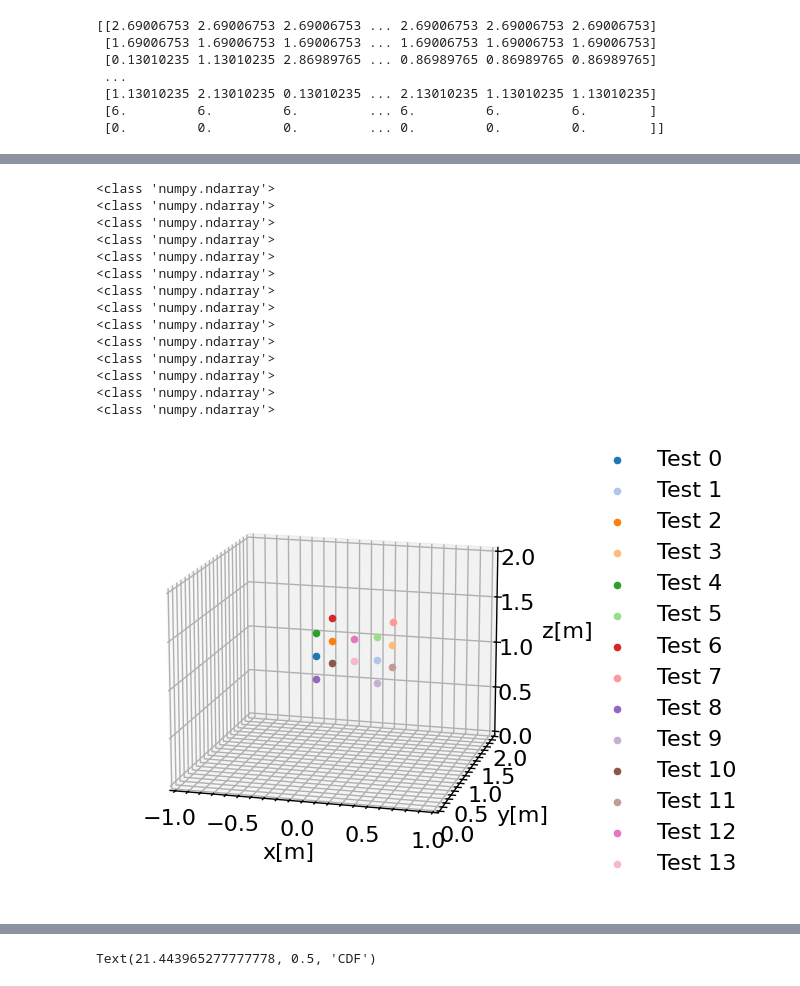
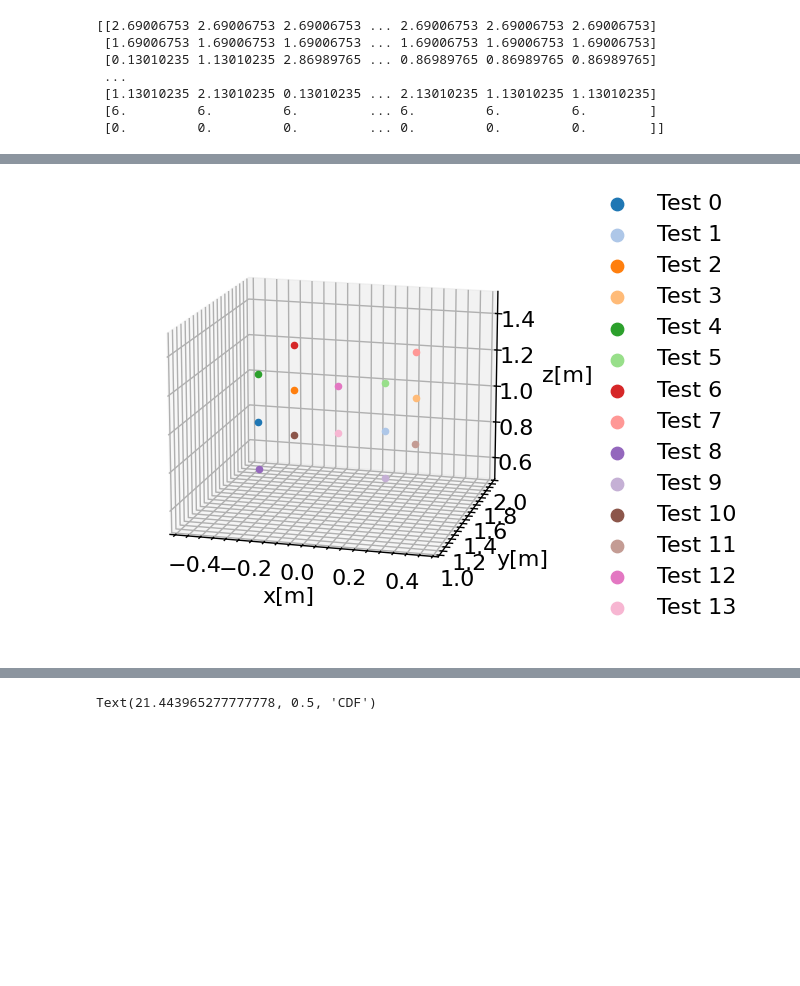
Before and after one commit to auk1709/lab-acoustic, a Jupyter notebook: notebook/positioning-tdoa-all.ipynb, the cells around one changed output, grey strips where cells are left out. Saved outputs shown, nothing was run; the diff lists cells and outputs as text; code cells hidden in the pictures; blank space fills up the shorter version.

```diff
--- a/notebook/positioning-tdoa-all.ipynb
+++ b/notebook/positioning-tdoa-all.ipynb
@@ -14,7 +14,7 @@ from positioning.readwav import readwav
 from positioning.sound_db import CeilingTDoADB
 from positioning import tools
 # %%
-plt.style.use(["science", "notebook"])
+plt.style.use(["science", "notebook", "./slide.mplstyle"])
 # %%
 df_true = pd.read_csv("../data/pos-reflect-1ms/measure-points.csv", index_col=0)
 # %%
@@ -157,40 +157,26 @@ for idx, row in df_est.iterrows():
 # %%
 fig, ax = plt.subplots(subplot_kw={"projection": "3d"})
 for i, row in enumerate(df_true[["x", "y", "z"]].to_numpy()):
-    print(type(row))
     ax.scatter(
         row[0],
         row[1],
         row[2],
         label=f"Test {i}",
         color=sns.color_palette("tab20", 14)[int(i)],
+        marker="o",
     )
 
-ax.set_xlim(-1, 1)
-ax.set_ylim(0, 2)
-ax.set_zlim(0, 2)
+ax.set_xlim(-0.5, 0.5)
+ax.set_ylim(1, 2)
+ax.set_zlim(0.5, 1.5)
 ax.set_xlabel("x[m]", labelpad=10)
 ax.set_ylabel("y[m]", labelpad=15)
 ax.set_zlabel("z[m]", labelpad=20)
 ax.view_init(elev=15, azim=-75)
-ax.legend(bbox_to_anchor=(1.05, 1), loc="upper left", borderaxespad=0.0)
+ax.legend(bbox_to_anchor=(1.05, 1), loc="upper left", borderaxespad=0.0, markerscale=2)
 ax.set_box_aspect(aspect=None, zoom=0.9)
 # %% [output]
-<class 'numpy.ndarray'>
-<class 'numpy.ndarray'>
-<class 'numpy.ndarray'>
-<class 'numpy.ndarray'>
-<class 'numpy.ndarray'>
-<class 'numpy.ndarray'>
-<class 'numpy.ndarray'>
-<class 'numpy.ndarray'>
-<class 'numpy.ndarray'>
-<class 'numpy.ndarray'>
-<class 'numpy.ndarray'>
-<class 'numpy.ndarray'>
-<class 'numpy.ndarray'>
-<class 'numpy.ndarray'>
-[figure, old version]
+[figure, new version]
 # %%
 sns.displot(df_est, x="position_error", kind="ecdf")
 plt.xlabel("Positioning error [m]")
```
Also changed, not shown: parts of 13 cells of this notebook, 1 other file.
